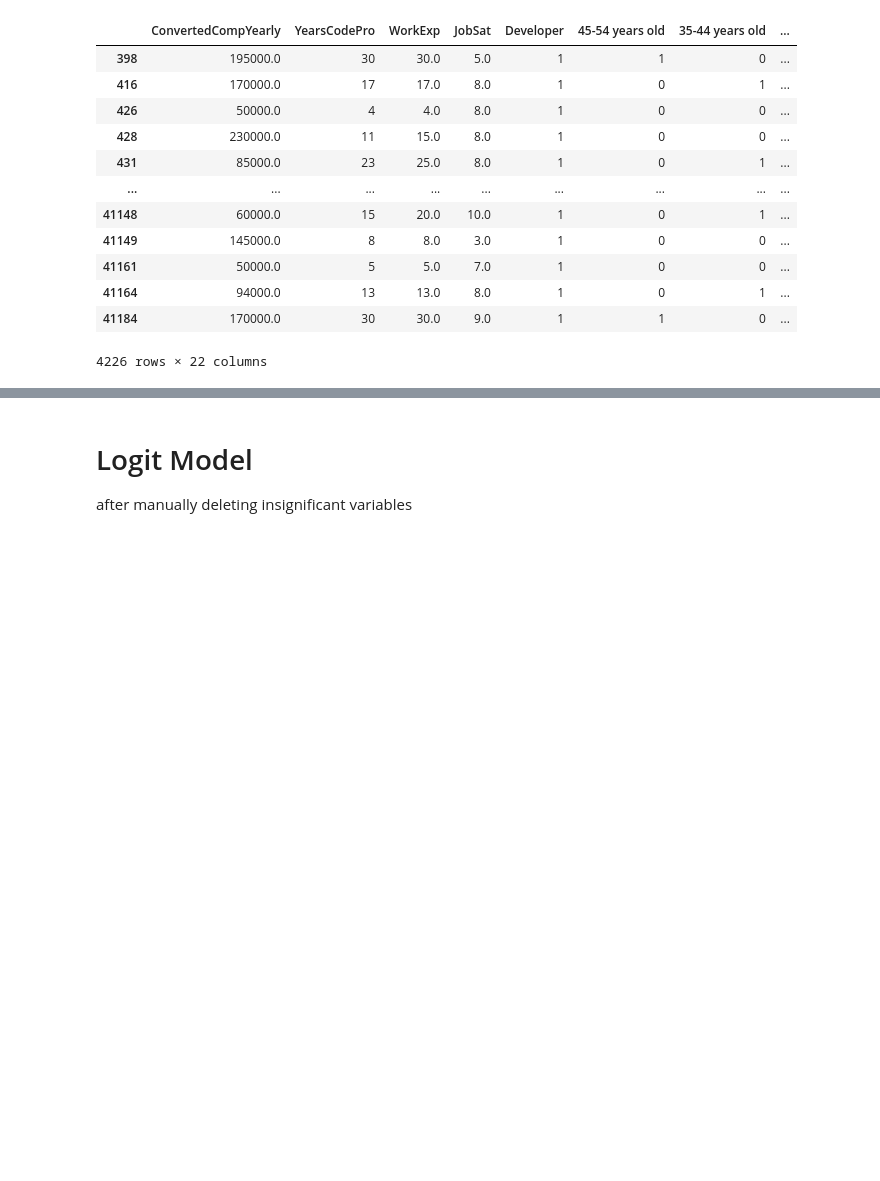
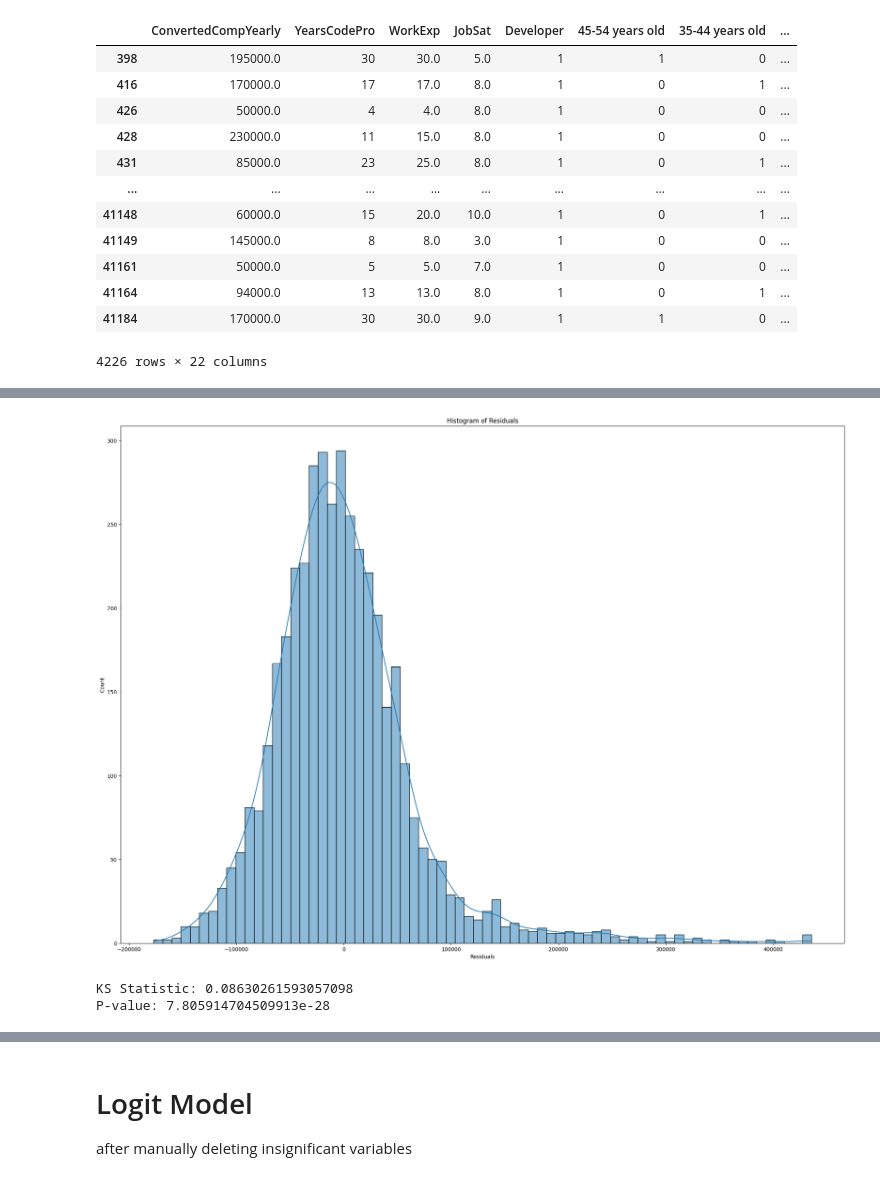
Before and after one commit to MariaOnyshchuk/econometrics, a Jupyter notebook: dev_compensations.ipynb, the cells around one changed output, grey strips where cells are left out. Cells and saved outputs as stored; diff of their text form; code cells hidden in the pictures; blank space fills up the shorter version.

```diff
--- a/dev_compensations.ipynb
+++ b/dev_compensations.ipynb
@@ -617,0 +684,19 @@ Notes:
+# %%
+sns.histplot(residuals, kde=True)
+plt.title("Histogram of Residuals")
+plt.xlabel("Residuals")
+plt.show()
+# %% [output]
+[figure, added]
+# %%
+from scipy import stats
+standardized = (residuals - np.mean(residuals)) / np.std(residuals)
+
+
+ks_stat, p_value = stats.kstest(standardized, 'norm')
+
+print(f"KS Statistic: {ks_stat}")
+print(f"P-value: {p_value}")
+# %% [output]
+KS Statistic: 0.08630261593057098
+P-value: 7.805914704509913e-28
```
Also changed, not shown: parts of 22 cells of this notebook.
